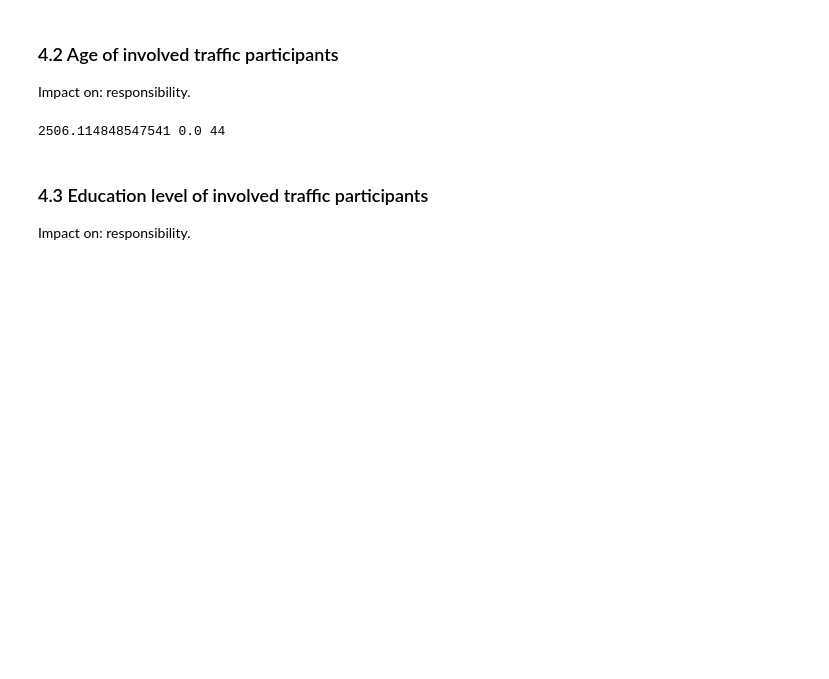
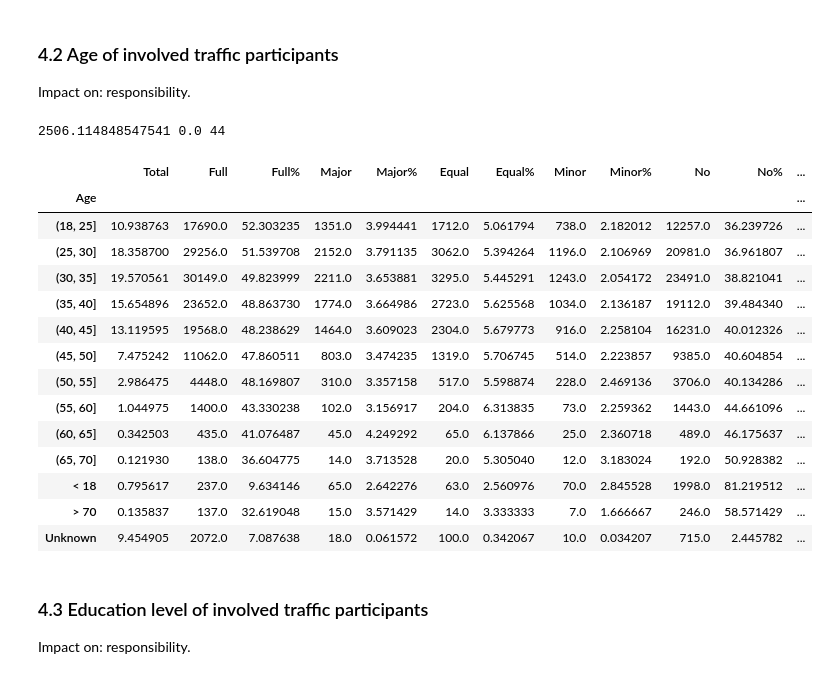
Before and after one commit to TheYuanLiao/traffic-crash-characteristics-shenzhen, a Jupyter notebook: src/analysis/s4_descriptive_analysis.ipynb, the cells around one changed output. Saved outputs shown, nothing was run; the diff lists cells and outputs as text; code cells hidden in the pictures; blank space fills up the shorter version.

```diff
--- a/src/analysis/s4_descriptive_analysis.ipynb
+++ b/src/analysis/s4_descriptive_analysis.ipynb
@@ -375,13 +478,29 @@ Impact on: responsibility.
 # %%
 df2test = df.groupby('Age').apply(res)
 df2test.drop(columns=['Total', 'Full%', 'Major%', 'Equal%', 'Minor%', 'No%', 'Unknown', 'Unknown%'],
              index=['Unknown'], inplace=True)
 g, p, dof, _ = stats.chi2_contingency(df2test)
 print(g, p, dof)
 
 df.groupby('Age').apply(res).to_clipboard()
+df.groupby('Age').apply(res)
 # %% [output]
 2506.114848547541 0.0 44
+|  | Total | Full | Full% | Major | Major% | Equal | Equal% | Minor | Minor% | No | No% | ... |
+| Age |  |  |  |  |  |  |  |  |  |  |  | ... |
+| (18, 25] | 10.938763 | 17690.0 | 52.303235 | 1351.0 | 3.994441 | 1712.0 | 5.061794 | 738.0 | 2.182012 | 12257.0 | 36.239726 | ... |
+| (25, 30] | 18.358700 | 29256.0 | 51.539708 | 2152.0 | 3.791135 | 3062.0 | 5.394264 | 1196.0 | 2.106969 | 20981.0 | 36.961807 | ... |
+| (30, 35] | 19.570561 | 30149.0 | 49.823999 | 2211.0 | 3.653881 | 3295.0 | 5.445291 | 1243.0 | 2.054172 | 23491.0 | 38.821041 | ... |
+| (35, 40] | 15.654896 | 23652.0 | 48.863730 | 1774.0 | 3.664986 | 2723.0 | 5.625568 | 1034.0 | 2.136187 | 19112.0 | 39.484340 | ... |
+| (40, 45] | 13.119595 | 19568.0 | 48.238629 | 1464.0 | 3.609023 | 2304.0 | 5.679773 | 916.0 | 2.258104 | 16231.0 | 40.012326 | ... |
+| (45, 50] | 7.475242 | 11062.0 | 47.860511 | 803.0 | 3.474235 | 1319.0 | 5.706745 | 514.0 | 2.223857 | 9385.0 | 40.604854 | ... |
+| (50, 55] | 2.986475 | 4448.0 | 48.169807 | 310.0 | 3.357158 | 517.0 | 5.598874 | 228.0 | 2.469136 | 3706.0 | 40.134286 | ... |
+| (55, 60] | 1.044975 | 1400.0 | 43.330238 | 102.0 | 3.156917 | 204.0 | 6.313835 | 73.0 | 2.259362 | 1443.0 | 44.661096 | ... |
+| (60, 65] | 0.342503 | 435.0 | 41.076487 | 45.0 | 4.249292 | 65.0 | 6.137866 | 25.0 | 2.360718 | 489.0 | 46.175637 | ... |
+| (65, 70] | 0.121930 | 138.0 | 36.604775 | 14.0 | 3.713528 | 20.0 | 5.305040 | 12.0 | 3.183024 | 192.0 | 50.928382 | ... |
+| < 18 | 0.795617 | 237.0 | 9.634146 | 65.0 | 2.642276 | 63.0 | 2.560976 | 70.0 | 2.845528 | 1998.0 | 81.219512 | ... |
+| > 70 | 0.135837 | 137.0 | 32.619048 | 15.0 | 3.571429 | 14.0 | 3.333333 | 7.0 | 1.666667 | 246.0 | 58.571429 | ... |
+| Unknown | 9.454905 | 2072.0 | 7.087638 | 18.0 | 0.061572 | 100.0 | 0.342067 | 10.0 | 0.034207 | 715.0 | 2.445782 | ... |
 # %% [markdown]
 ### 4.3 Education level of involved traffic participants
 Impact on: responsibility.
```
Also changed, not shown: parts of 11 cells of this notebook, 6 other files.
